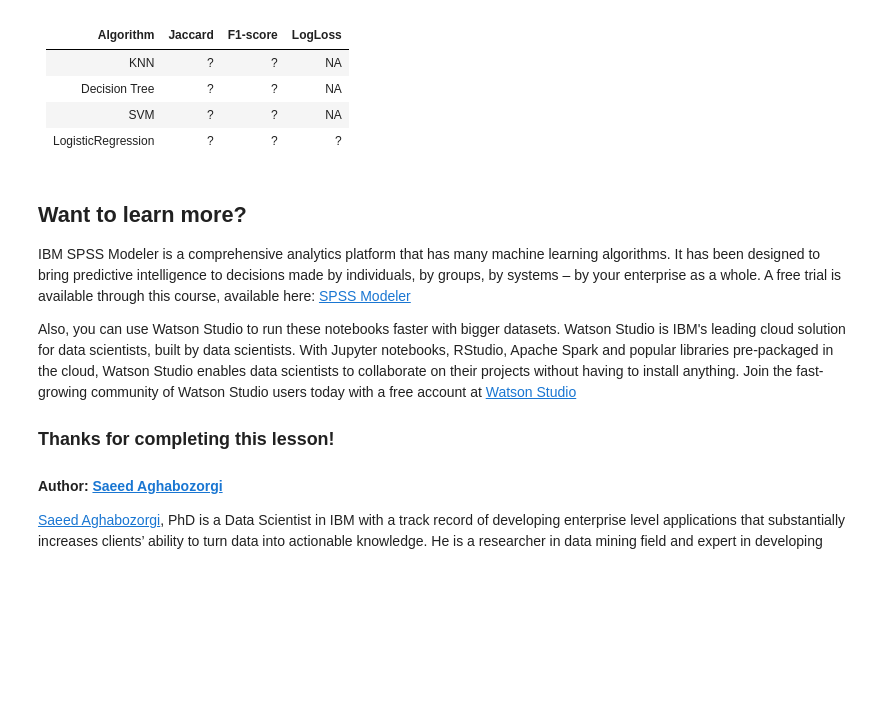
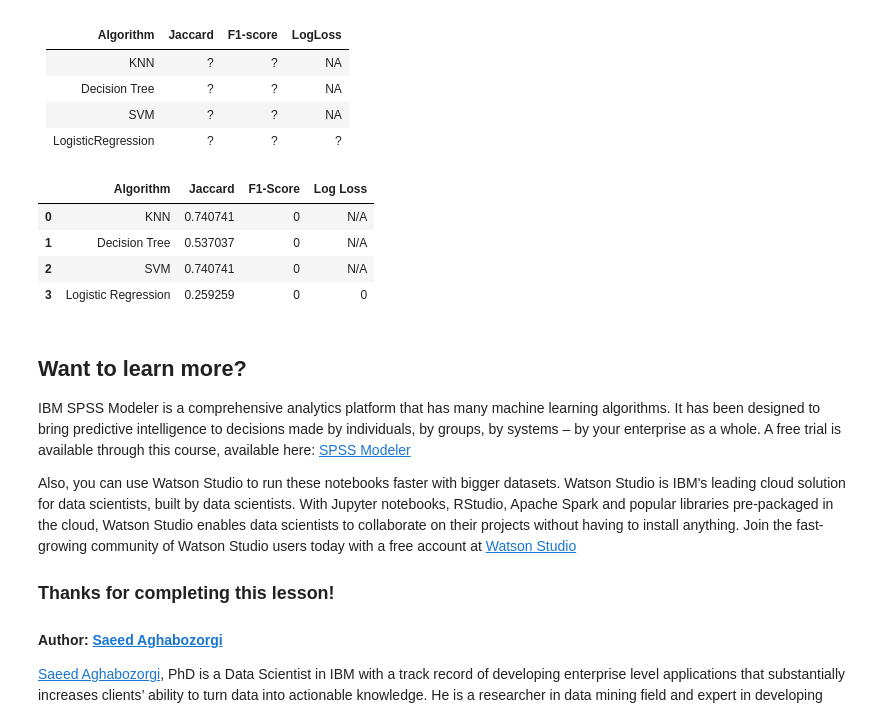
Before and after one commit to geekmdtravis/ibm-professional-data-science-certification, a Jupyter notebook: machine-learning-with-python/week6/ML0101EN-Proj-Loan-py-v1.ipynb, the cells around one changed output. Saved outputs shown, nothing was run; the diff lists cells and outputs as text; code cells hidden in the pictures; blank space fills up the shorter version.

```diff
--- a/machine-learning-with-python/week6/ML0101EN-Proj-Loan-py-v1.ipynb
+++ b/machine-learning-with-python/week6/ML0101EN-Proj-Loan-py-v1.ipynb
@@ -423,7 +423,7 @@ except:
     print("Cannot replace education values. May already have been done, or error.")
 
 test_Feature = test_df[['Principal','terms','age','Gender','weekend']]
-test_Feature = pd.concat([Feature,pd.get_dummies(test_df['education'])], axis=1)
+test_Feature = pd.concat([test_Feature, pd.get_dummies(test_df['education'])], axis=1)
 test_Feature.drop(['Master or Above'], axis = 1,inplace=True)
 
 X_test = test_Feature
@@ -436,0 +449,9 @@ Cannot replace gender values. May already have been done, or error.
+# %%
+loan_tree_test = DecisionTreeClassifier(criterion="entropy", max_depth = 4)
+loan_tree_test.fit(X_train, y_train)
+y_hat = loan_tree.predict(X_test)
+
+jacard_decision_tree: float = jaccard_similarity_score(y_test, y_hat)
+f1_decision_tree: int = 0 #float = f1_score(y_test,  y_hat)
+loan_tree_test_accuracy = metrics.accuracy_score(y_test, y_hat)
+loan_tree_test_accuracy.round(3)
@@ -436,0 +462,10 @@ Cannot replace gender values. May already have been done, or error.
+# %%
+loan_test_svc = svm.SVC(kernel='rbf')
+loan_test_svc.fit(X_train, y_train)
+
+y_hat = loan_svc.predict(X_test)
+
+jacard_svm: float = jaccard_similarity_score(y_test, y_hat)
+f1_svm: float = 0 #f1_score(y_test,  y_hat)
+loan_test_svc_accuracy = metrics.accuracy_score(y_test, y_hat)
+loan_test_svc_accuracy.round(3)
@@ -436,0 +476,11 @@ Cannot replace gender values. May already have been done, or error.
+# %%
+loan_test_lr = LogisticRegression(C=0.01, solver='liblinear')
+loan_test_lr.fit(X_train, y_train)
+
+y_hat = loan_lr.predict(X_test)
+
+jacard_lr: float = jaccard_similarity_score(y_test, y_hat)
+f1_lr: float = 0 #f1_score(y_test,  y_hat)
+logloss_lr: float = 0 #log_loss(y_test, y_hat)
+loan_test_lr_accuracy = metrics.accuracy_score(y_test, y_hat)
+loan_test_lr_accuracy.round(3)
@@ -444,6 +496,22 @@ You should be able to report the accuracy of the built model using different eva
 | Decision Tree      | ?       | ?        | NA      |
 | SVM                | ?       | ?        | NA      |
 | LogisticRegression | ?       | ?        | ?       |
+# %%
+report = {
+    'Algorithm': ['KNN', 'Decision Tree', 'SVM', 'Logistic Regression'],
+    'Jaccard': [jacard_knn, jacard_decision_tree, jacard_svm, jacard_lr],
+    'F1-Score': [f1_knn, f1_decision_tree, f1_svm, f1_lr],
+    'Log Loss': ["N/A", "N/A", "N/A", logloss_lr]
+}
+
+df_report = pd.DataFrame(report)
+df_report
+# %% [output]
+|  | Algorithm | Jaccard | F1-Score | Log Loss |
+| 0 | KNN | 0.740741 | 0 | N/A |
+| 1 | Decision Tree | 0.537037 | 0 | N/A |
+| 2 | SVM | 0.740741 | 0 | N/A |
+| 3 | Logistic Regression | 0.259259 | 0 | 0 |
 # %% [markdown]
 <h2>Want to learn more?</h2>
 
```
Also changed, not shown: parts of 16 cells of this notebook.
